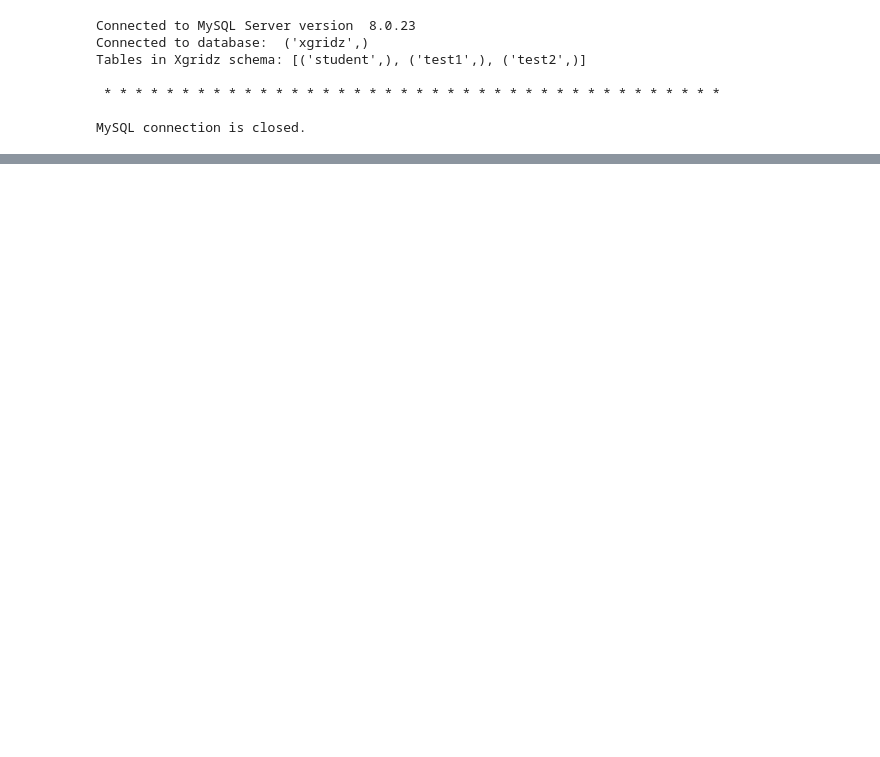
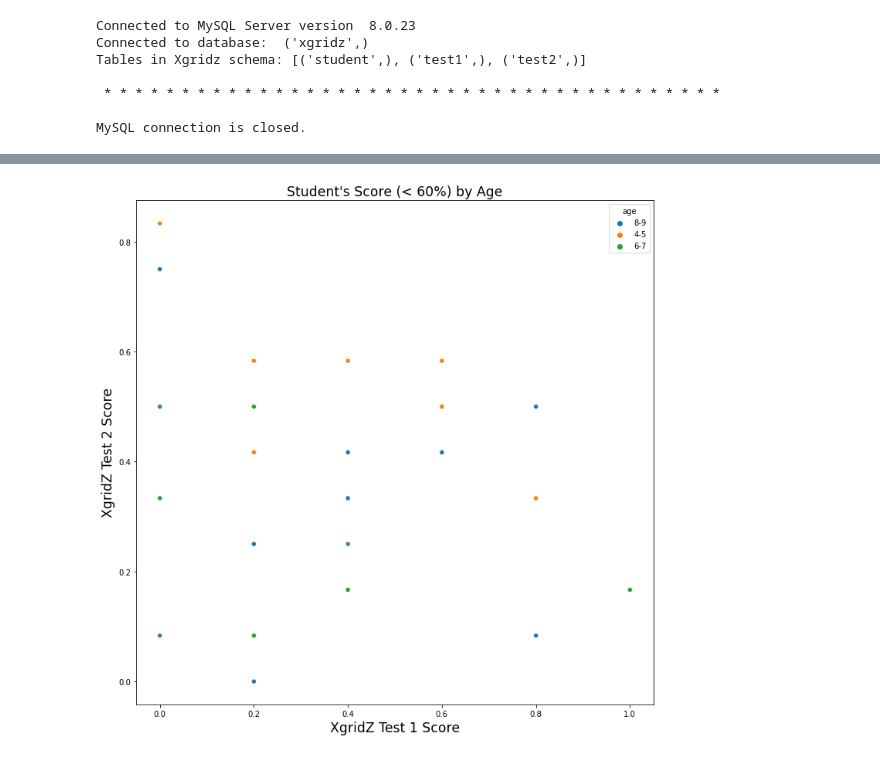
Before and after one commit to calldrj/NSF.Summer.2020, a Jupyter notebook: Xgridz.SQL.ipynb, the cells around one changed output, grey strips where cells are left out. Cells and saved outputs as stored; diff of their text form; code cells hidden in the pictures; blank space fills up the shorter version.

```diff
--- a/Xgridz.SQL.ipynb
+++ b/Xgridz.SQL.ipynb
@@ -189,0 +236,8 @@ result_table
+# %%
+plt.gcf().set_size_inches(12,12)
+plt.title('Student\'s Score (< 60%) by Age', fontsize='xx-large')
+plt.xlabel('XgridZ Test 1 Score', fontsize='xx-large')
+plt.ylabel('XgridZ Test 2 Score', fontsize='xx-large')
+sns.scatterplot(x='score_1', y='score_2', hue='age', data=result_table);
+# %% [output]
+[figure, added]
```
Also changed, not shown: parts of 10 cells of this notebook.
